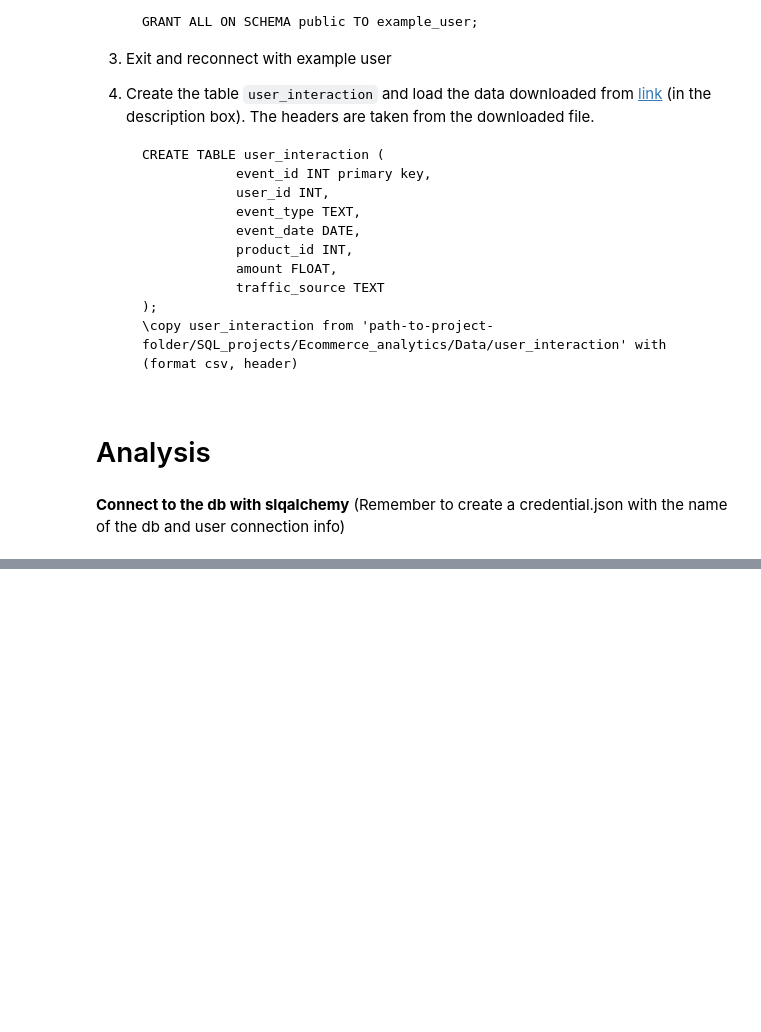
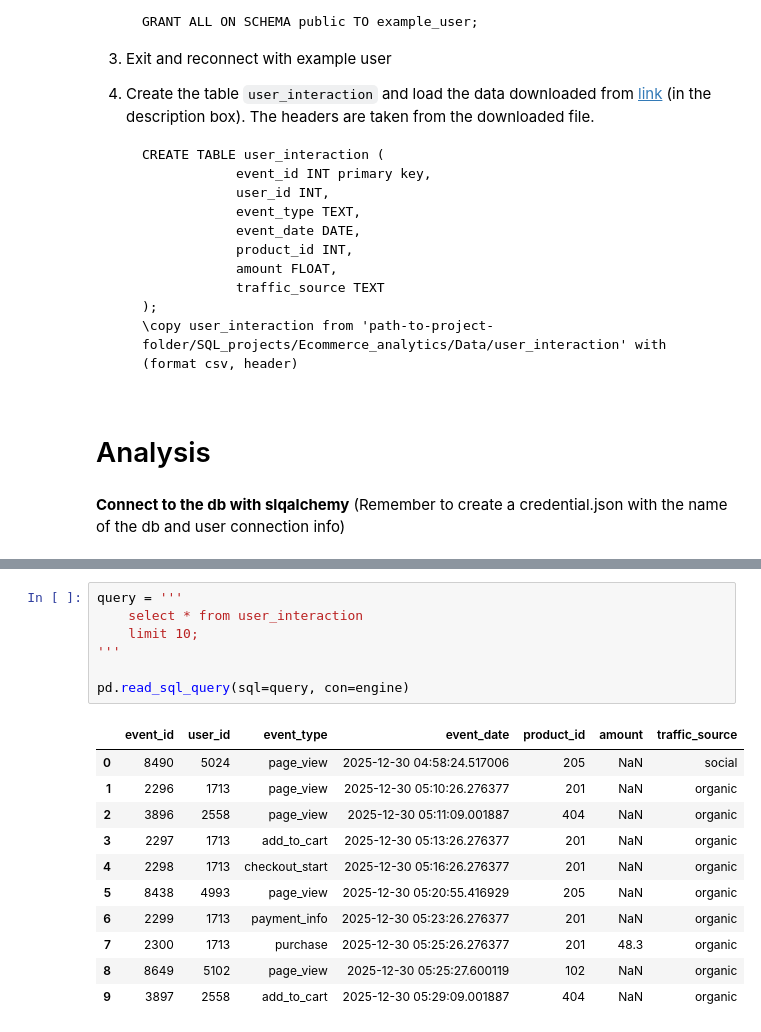
Before and after one commit to danialghamari/SQL_projects, a Jupyter notebook: Ecommerce_analytics/Analysis.ipynb, the cells around one changed output, grey strips where cells are left out. Cells and saved outputs as stored; diff of their text form; blank space fills up the shorter version.

```diff
--- a/Ecommerce_analytics/Analysis.ipynb
+++ b/Ecommerce_analytics/Analysis.ipynb
@@ -45,0 +54,19 @@ Connection to PostgreSQL established successfully!
+# %%
+query = '''
+    select * from user_interaction
+    limit 10;
+'''
+
+pd.read_sql_query(sql=query, con=engine)
+# %% [output]
+|  | event_id | user_id | event_type | event_date | product_id | amount | traffic_source |
+| 0 | 8490 | 5024 | page_view | 2025-12-30 04:58:24.517006 | 205 | NaN | social |
+| 1 | 2296 | 1713 | page_view | 2025-12-30 05:10:26.276377 | 201 | NaN | organic |
+| 2 | 3896 | 2558 | page_view | 2025-12-30 05:11:09.001887 | 404 | NaN | organic |
+| 3 | 2297 | 1713 | add_to_cart | 2025-12-30 05:13:26.276377 | 201 | NaN | organic |
+| 4 | 2298 | 1713 | checkout_start | 2025-12-30 05:16:26.276377 | 201 | NaN | organic |
+| 5 | 8438 | 4993 | page_view | 2025-12-30 05:20:55.416929 | 205 | NaN | organic |
+| 6 | 2299 | 1713 | payment_info | 2025-12-30 05:23:26.276377 | 201 | NaN | organic |
+| 7 | 2300 | 1713 | purchase | 2025-12-30 05:25:26.276377 | 201 | 48.3 | organic |
+| 8 | 8649 | 5102 | page_view | 2025-12-30 05:25:27.600119 | 102 | NaN | organic |
+| 9 | 3897 | 2558 | add_to_cart | 2025-12-30 05:29:09.001887 | 404 | NaN | organic |
```
Also changed, not shown: parts of 13 cells of this notebook, 1 other file.
